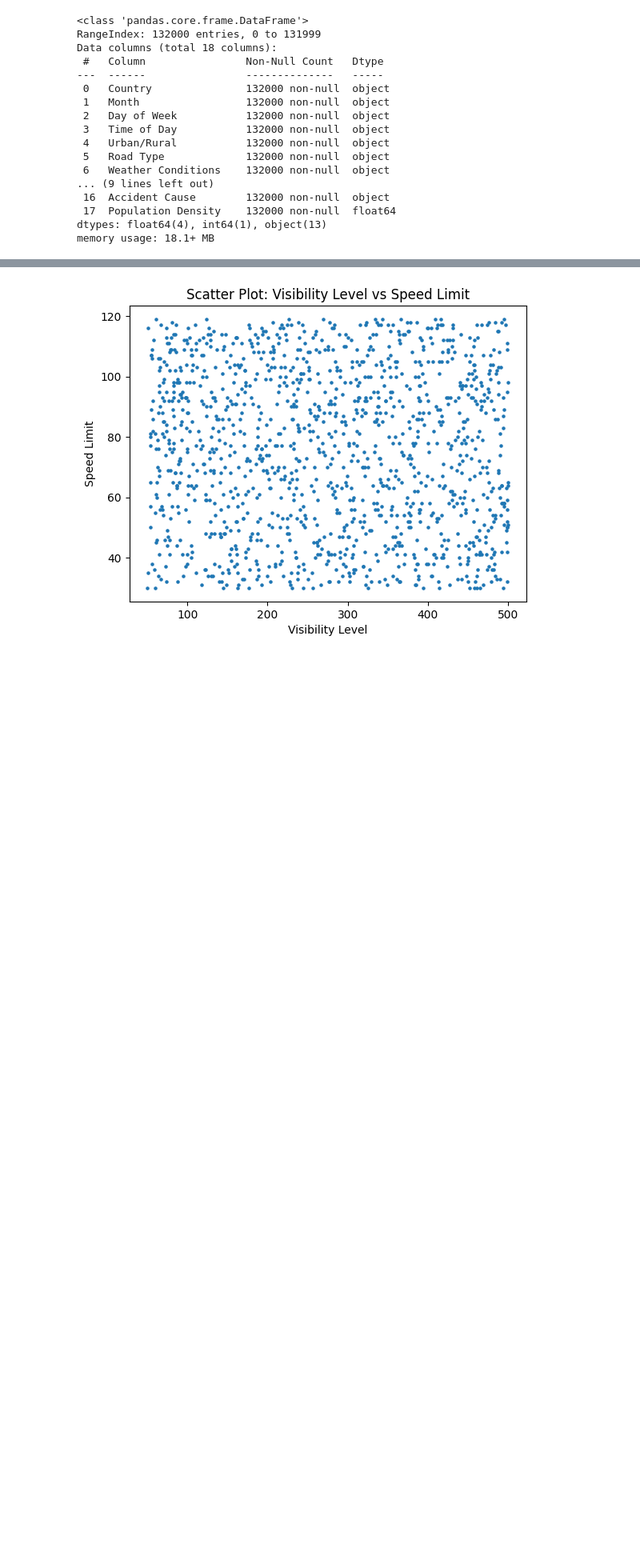
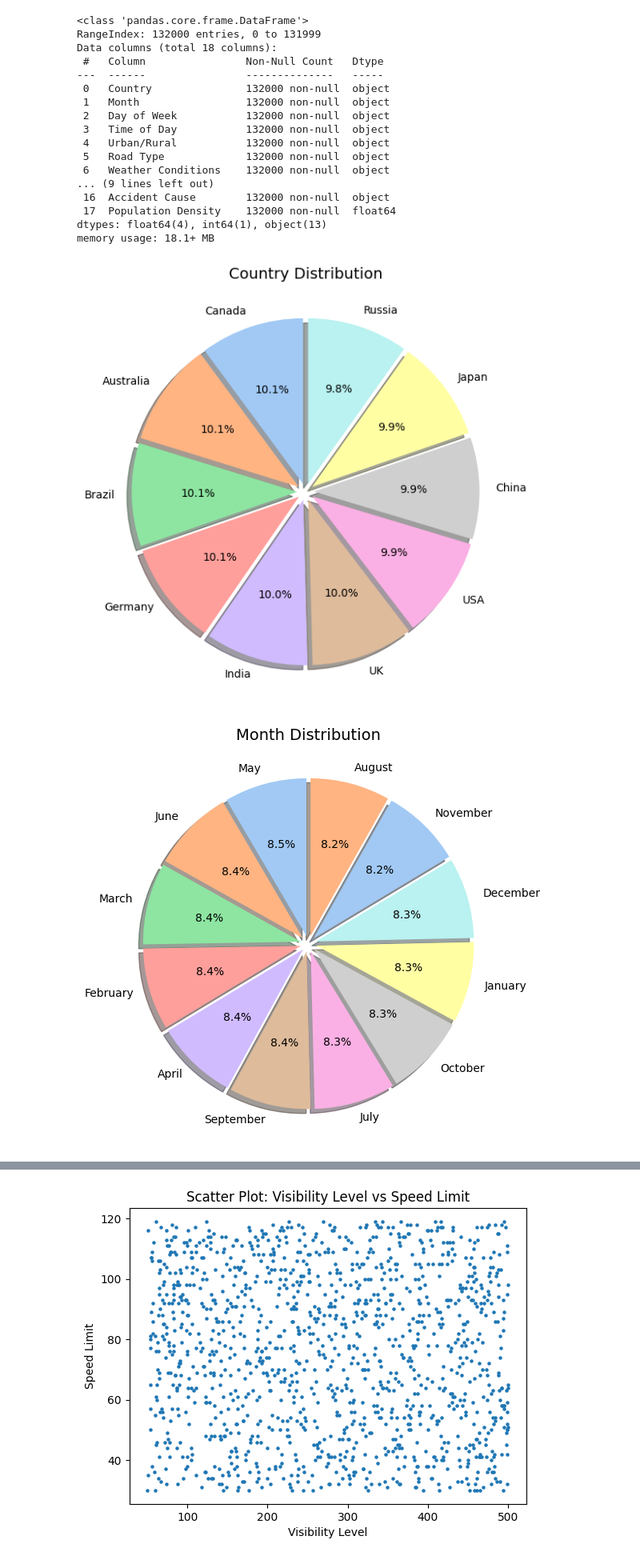
Before and after one commit to iamnotchris14/RoadAccidentDataset, a Jupyter notebook: kMeansClustering.ipynb, the cells around one changed output, grey strips where cells are left out. Shown at 80% size. Saved outputs shown, nothing was run; the diff lists cells and outputs as text; code cells hidden in the pictures; blank space fills up the shorter version.

```diff
--- a/kMeansClustering.ipynb
+++ b/kMeansClustering.ipynb
@@ -62,3 +62,34 @@ Data columns (total 18 columns):
  17  Population Density    132000 non-null  float64
 dtypes: float64(4), int64(1), object(13)
 memory usage: 18.1+ MB
+# %%
+import matplotlib.pyplot as plt
+import seaborn as sns
+
+cat_cols = data_cleaned.select_dtypes(include=['object', 'category']).columns
+
+# Use a seaborn color palette
+colors = sns.color_palette("pastel")  # soft pastel colors
+
+for col in cat_cols:
+    counts = data_cleaned[col].value_counts()
+
+    # Explode: one value per category
+    explode = [0.05] * len(counts)
+
+    plt.figure(figsize=(6,6))
+    plt.pie(
+        counts,
+        labels=counts.index,
+        autopct='%1.1f%%',
+        startangle=90,
+        colors=colors[:len(counts)],  # adjust colors to number of categories
+        shadow=True,
+        explode=explode
+    )
+    plt.title(f'{col} Distribution', fontsize=14)
+    plt.tight_layout()
+    plt.show()
+# %% [output]
+[figure, added]
+[figure, added]
```
Also changed, not shown: parts of 3 cells of this notebook.
